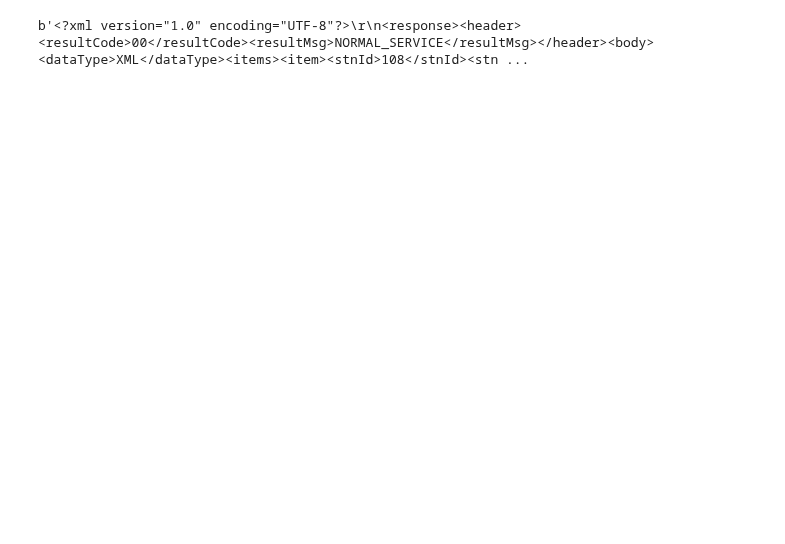
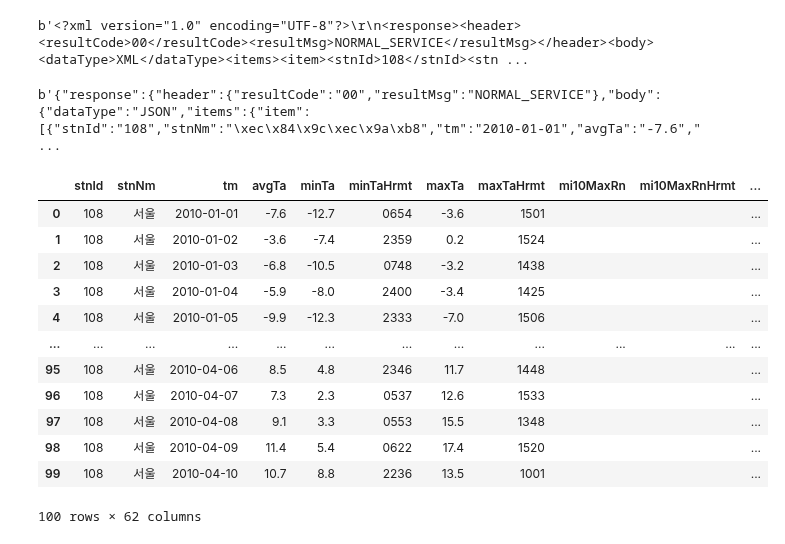
Before and after one commit to kimdoo33669/python, a Jupyter notebook: 기상청.ipynb, the cells around one changed output. Cells and saved outputs as stored; diff of their text form; code cells hidden in the pictures; blank space fills up the shorter version.

```diff
--- a/기상청.ipynb
+++ b/기상청.ipynb
@@ -13,3 +13,40 @@ response = requests.get(url, params=params)
 print(response.content)
 # %% [output]
 b'<?xml version="1.0" encoding="UTF-8"?>\r\n<response><header><resultCode>00</resultCode><resultMsg>NORMAL_SERVICE</resultMsg></header><body><dataType>XML</dataType><items><item><stnId>108</stnId><stn ...
+# %%
+# Python3 샘플 코드 #
+
+
+import requests
+
+url = 'http://apis.data.go.kr/1360000/AsosDalyInfoService/getWthrDataList'
+para ={'serviceKey' : 'nvivoYHrQ8eg87/fao9WMMjcSOD5CRo+PPIT54zusBS/YifWPv3r5YCB5BCIJJgh7ulWIuAHuuBVf3ftqzWb+w==', 'pageNo' : '1', 'numOfRows' : '100', 'dataType' : 'JSON', 'dataCd' : 'ASOS', 'dateCd' : 'DAY', 'startDt' : '20100101', 'endDt' : '20100601', 'stnIds' : '108' }
+
+res = requests.get(url,params=para)
+print(res.content)
+# %% [output]
+b'{"response":{"header":{"resultCode":"00","resultMsg":"NORMAL_SERVICE"},"body":{"dataType":"JSON","items":{"item":[{"stnId":"108","stnNm":"\xec\x84\x9c\xec\x9a\xb8","tm":"2010-01-01","avgTa":"-7.6"," ...
+# %%
+import json
+json_file = json.loads(res.text)
+# %%
+import pandas as pd
+
+from pandas import json_normalize
+df = json_normalize(json_file['response']['body']['items']['item'])
+# %%
+df
+# %% [output]
+|  | stnId | stnNm | tm | avgTa | minTa | minTaHrmt | maxTa | maxTaHrmt | mi10MaxRn | mi10MaxRnHrmt | ... |
+| 0 | 108 | 서울 | 2010-01-01 | -7.6 | -12.7 | 0654 | -3.6 | 1501 |  |  | ... |
+| 1 | 108 | 서울 | 2010-01-02 | -3.6 | -7.4 | 2359 | 0.2 | 1524 |  |  | ... |
+| 2 | 108 | 서울 | 2010-01-03 | -6.8 | -10.5 | 0748 | -3.2 | 1438 |  |  | ... |
+| 3 | 108 | 서울 | 2010-01-04 | -5.9 | -8.0 | 2400 | -3.4 | 1425 |  |  | ... |
+| 4 | 108 | 서울 | 2010-01-05 | -9.9 | -12.3 | 2333 | -7.0 | 1506 |  |  | ... |
+| ... | ... | ... | ... | ... | ... | ... | ... | ... | ... | ... | ... |
+| 95 | 108 | 서울 | 2010-04-06 | 8.5 | 4.8 | 2346 | 11.7 | 1448 |  |  | ... |
+| 96 | 108 | 서울 | 2010-04-07 | 7.3 | 2.3 | 0537 | 12.6 | 1533 |  |  | ... |
+| 97 | 108 | 서울 | 2010-04-08 | 9.1 | 3.3 | 0553 | 15.5 | 1348 |  |  | ... |
+| 98 | 108 | 서울 | 2010-04-09 | 11.4 | 5.4 | 0622 | 17.4 | 1520 |  |  | ... |
+| 99 | 108 | 서울 | 2010-04-10 | 10.7 | 8.8 | 2236 | 13.5 | 1001 |  |  | ... |
+100 rows × 62 columns
```
